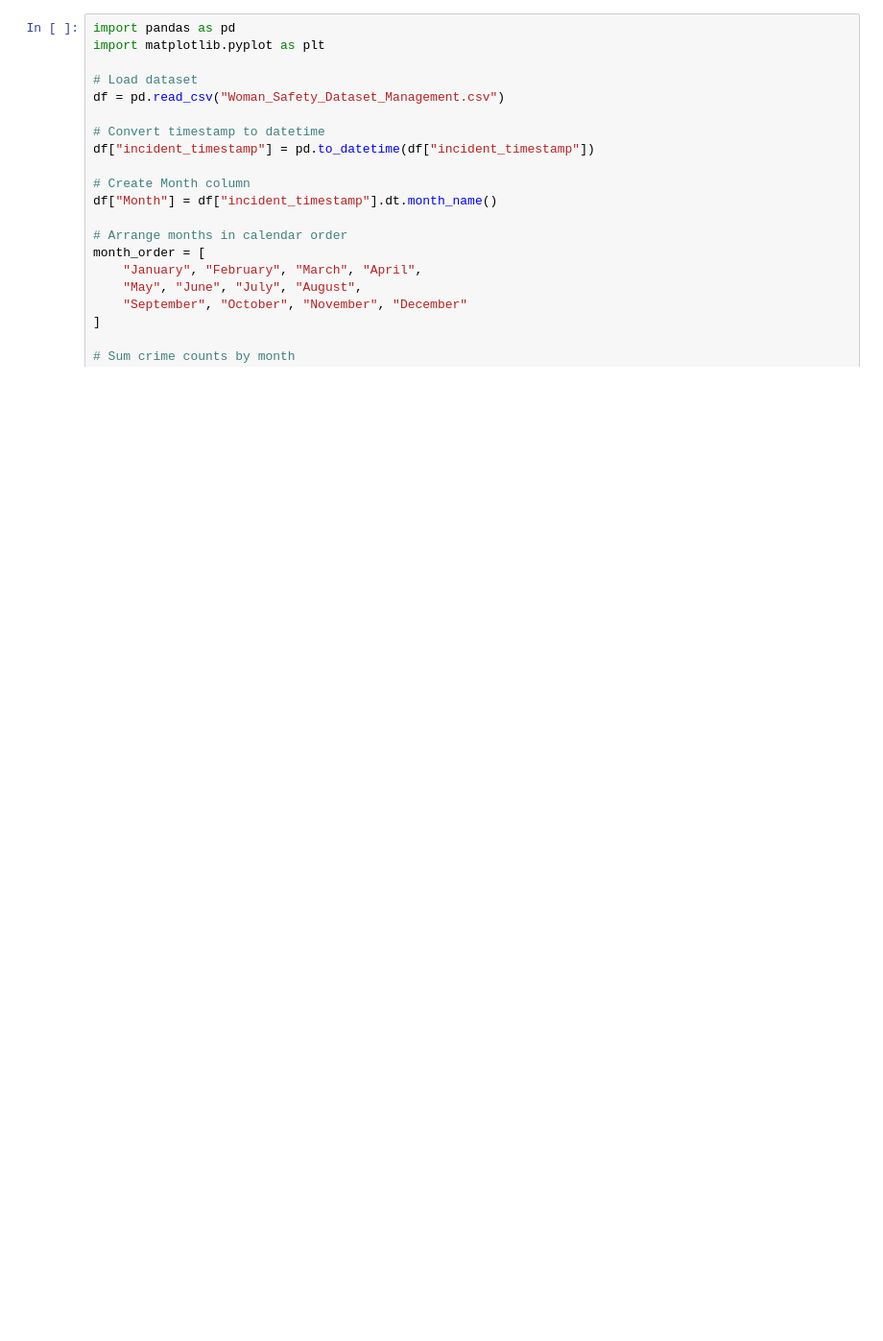
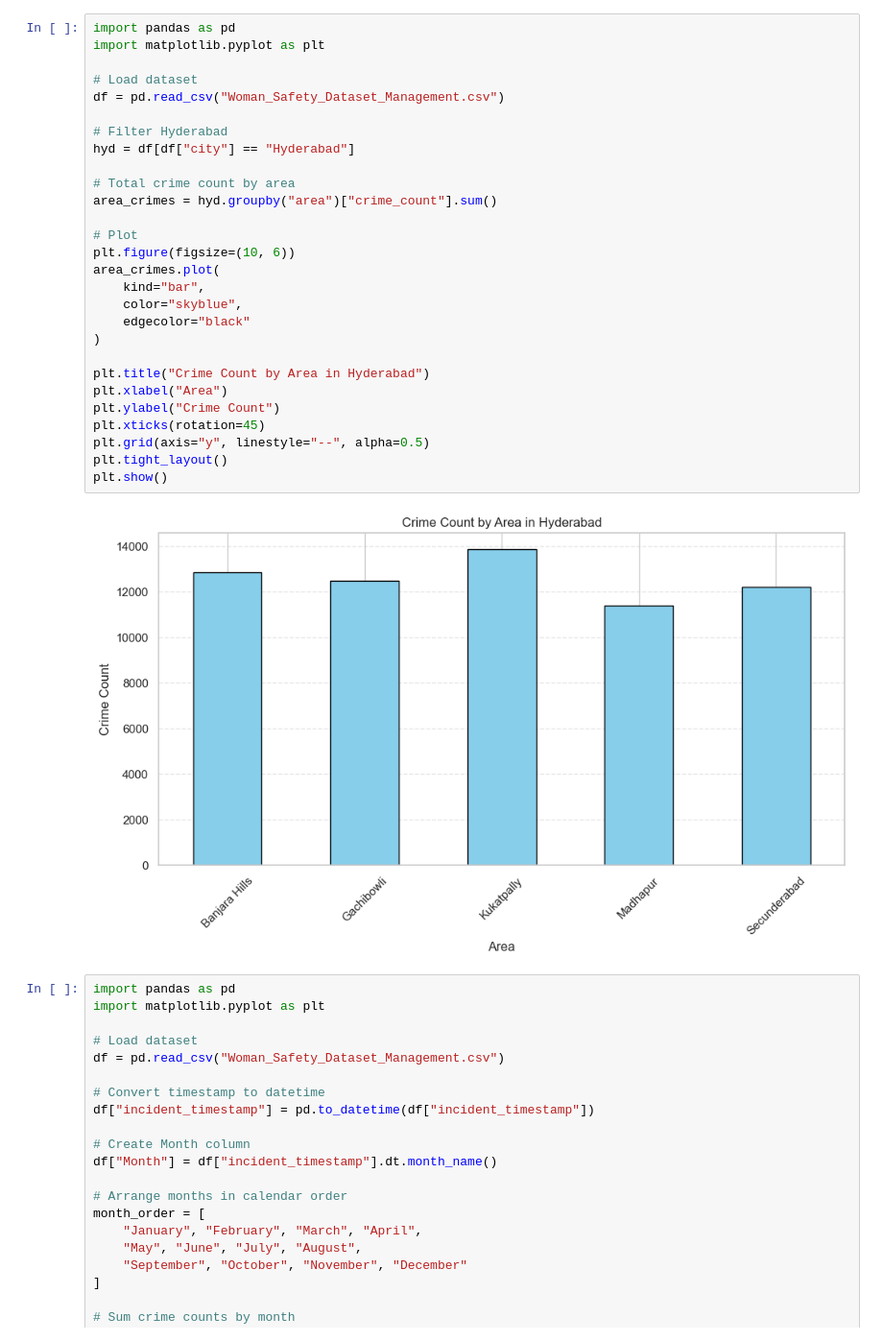
Before and after one commit to satyakiran29/GuardianAI, a Jupyter notebook: Analysis/report.ipynb, the cells around one changed output. Shown at 96% size. Drawn from its saved outputs; the diff is of its cells as text; blank space fills up the shorter version.

```diff
--- a/Analysis/report.ipynb
+++ b/Analysis/report.ipynb
@@ -1,3 +1,33 @@
+# %%
+import pandas as pd
+import matplotlib.pyplot as plt
+
+# Load dataset
+df = pd.read_csv("Woman_Safety_Dataset_Management.csv")
+
+# Filter Hyderabad
+hyd = df[df["city"] == "Hyderabad"]
+
+# Total crime count by area
+area_crimes = hyd.groupby("area")["crime_count"].sum()
+
+# Plot
+plt.figure(figsize=(10, 6))
+area_crimes.plot(
+    kind="bar",
+    color="skyblue",
+    edgecolor="black"
+)
+
+plt.title("Crime Count by Area in Hyderabad")
+plt.xlabel("Area")
+plt.ylabel("Crime Count")
+plt.xticks(rotation=45)
+plt.grid(axis="y", linestyle="--", alpha=0.5)
+plt.tight_layout()
+plt.show()
+# %% [output]
+[figure, added]
 # %%
 import pandas as pd
 import matplotlib.pyplot as plt
```
